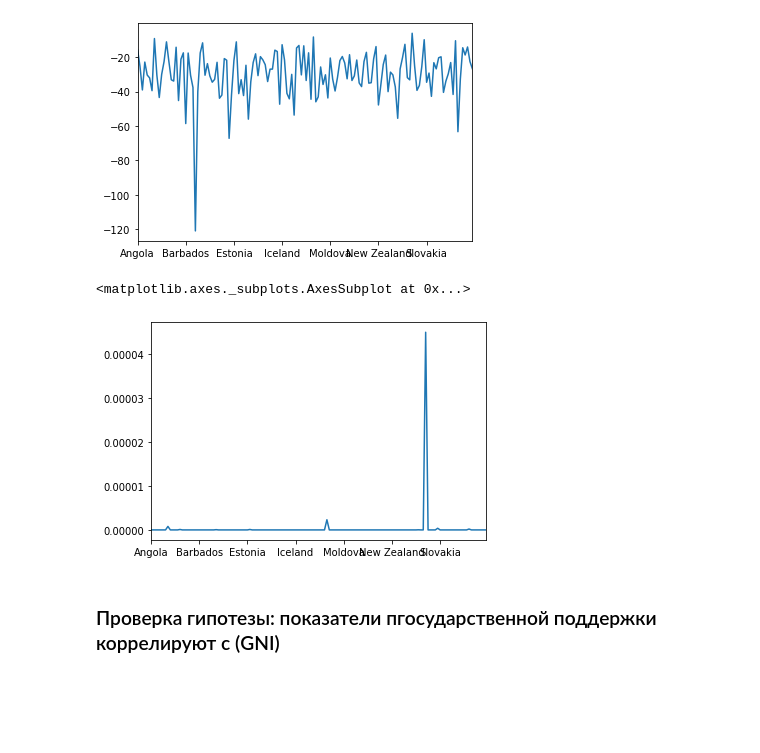
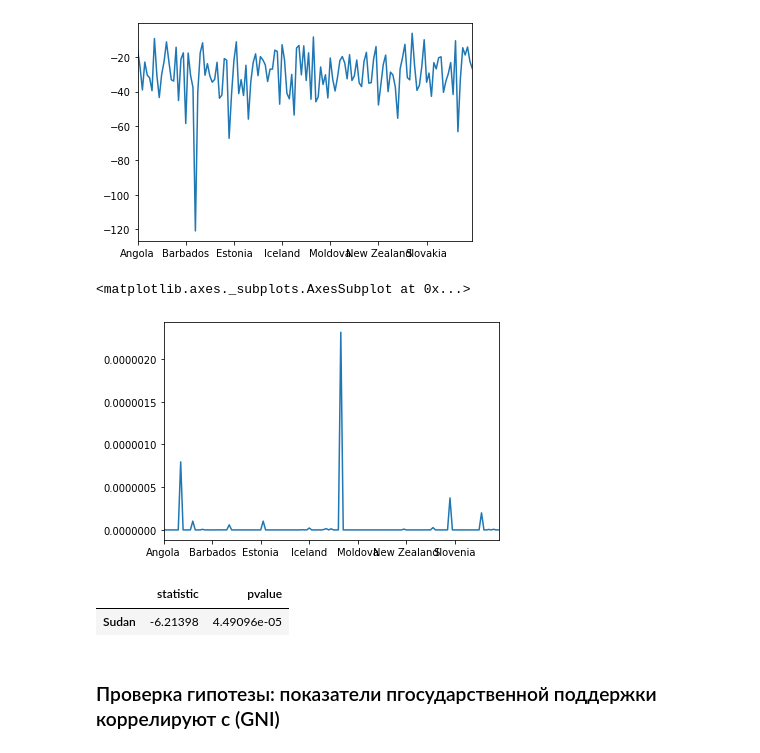
Before and after one commit to DSerpuhovitin/netology_pyda, a Jupyter notebook: Degee_project_ML/Degree_ML_res2.ipynb, the cells around one changed output. Saved outputs shown, nothing was run; the diff lists cells and outputs as text; code cells hidden in the pictures; blank space fills up the shorter version.

```diff
--- a/Degee_project_ML/Degree_ML_res2.ipynb
+++ b/Degee_project_ML/Degree_ML_res2.ipynb
@@ -389,7 +368,7 @@ sum_int_fe = {}
 for ds in integer_fe.keys():
     group_intfe = integer_fe[ds].T.groupby('region').sum().reset_index()
     for fe in range(len(list(group_intfe)[1:])-1):
-        ife = integer_fe[ds].iloc[[fe, 4]].T.groupby('region').sum().reset_index().iloc[:,1]
+        ife = integer_fe[ds].iloc[[fe, 5]].T.groupby('region').sum().reset_index().iloc[:,1]
         cfe = integer_fe[ds].T.groupby('region').count().reset_index().iloc[:,1]
         group_intfe.iloc[:,fe + 1] = ife / cfe
     sum_int_fe[ds] = group_intfe
@@ -492,0 +377,3 @@ gni_wb
+# %%
+gni_wb = dataset['GNI']
+gni_wb.head(4)
@@ -645,6 +540,6 @@ mean_int_fe
 7 rows × 140 columns
 # %%
-ttest_int_fe = pd.DataFrame(data = None, columns = sum_int_fe.columns, index = ['statistic','pvalue'])
+ttest_int_fe = pd.DataFrame(data = None, columns = mean_int_fe.columns, index = ['statistic','pvalue'])
 # %%
 errlog_int_fe = list() #пременная для отлова пустых столбщов из-за не несовпадения названий
 for col in ttest_int_fe.columns:
@@ -665,10 +560,17 @@ ttest_int_fe .loc['statistic'].plot()
 <matplotlib.axes._subplots.AxesSubplot at 0x...>
 [figure]
 # %%
-ttest_int_fe .loc['pvalue'].plot()
+ttest_int_fe.loc['pvalue'].drop('Sudan').plot()
 # %% [output]
 <matplotlib.axes._subplots.AxesSubplot at 0x...>
-[figure, old version]
+[figure, new version]
+# %%
+ttest_int_fe_T = ttest_int_fe.T
+ttest_int_fe_T.sort_values('pvalue', ascending=True, inplace=True)
+ttest_int_fe_T[ttest_int_fe_T['pvalue'] == ttest_int_fe.loc['pvalue'].max()]
+# %% [output]
+|  | statistic | pvalue |
+| Sudan | -6.21398 | 4.49096e-05 |
 # %% [markdown]
 ### Проверка гипотезы: показатели пгосударственной поддержки коррелируют с (GNI)
 # %%
```
Also changed, not shown: parts of 26 cells of this notebook.
